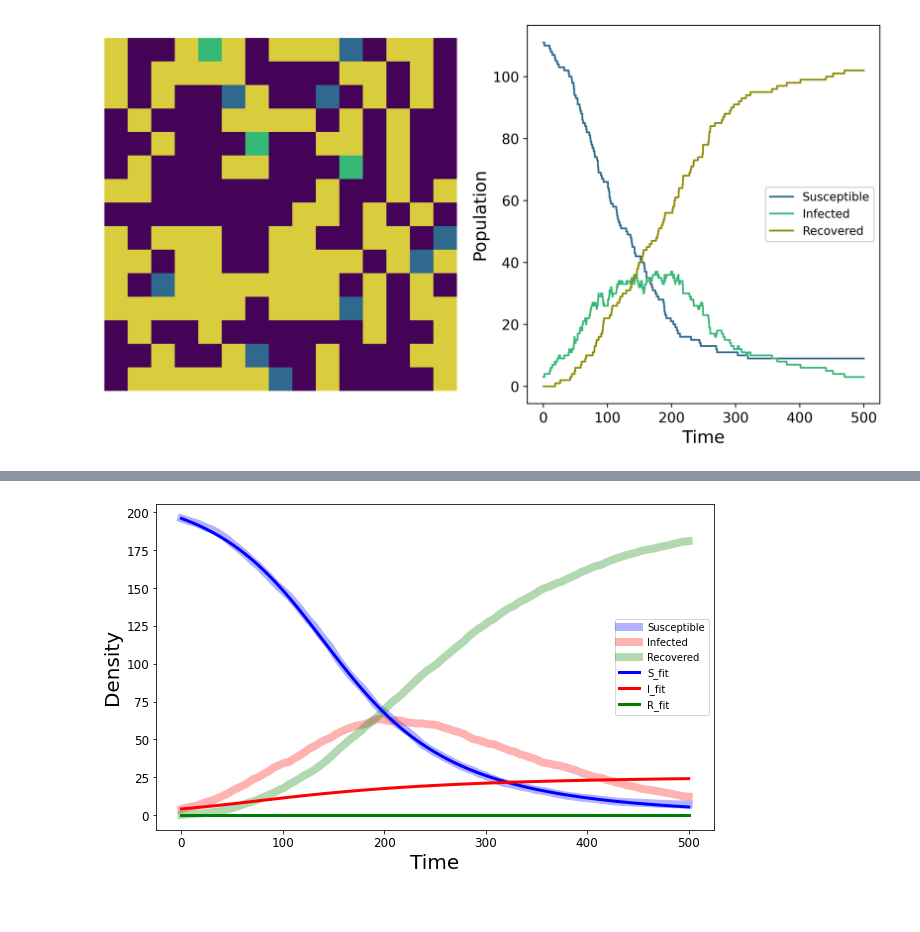
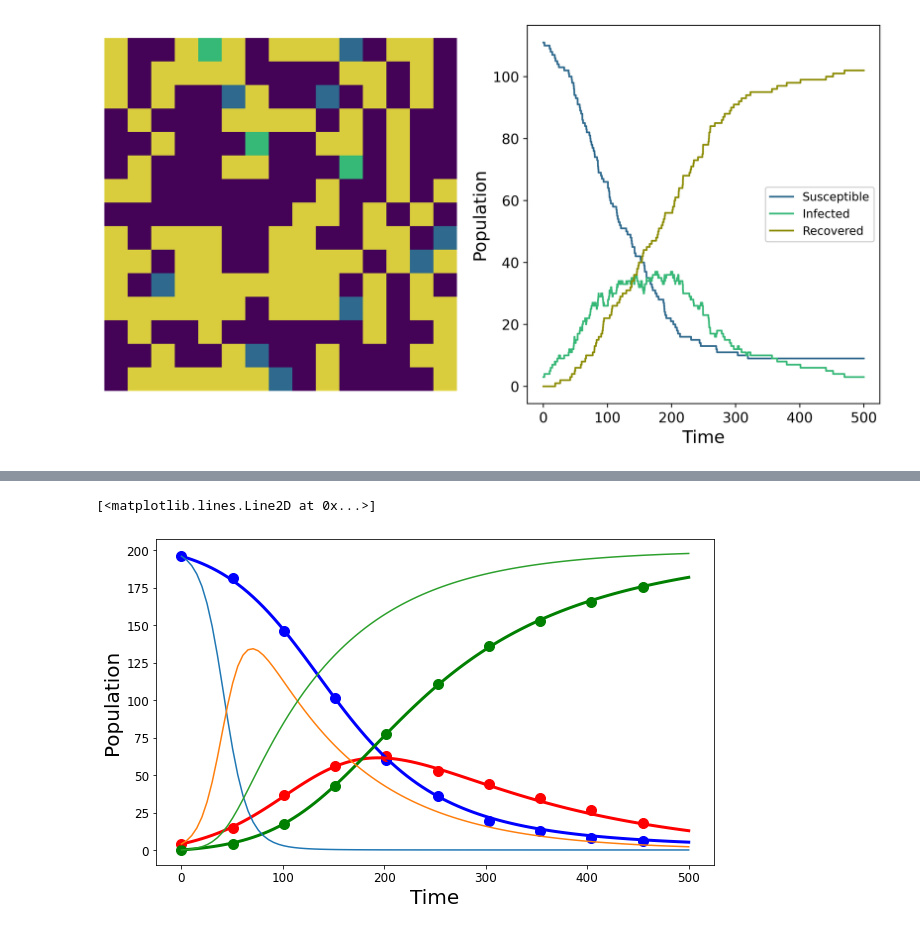
Before and after one commit to danHarold/m2r-project, a Jupyter notebook: m2r_project.ipynb, the cells around one changed output, grey strips where cells are left out. Drawn from its saved outputs; the diff is of its cells as text; code cells hidden in the pictures.

```diff
--- a/m2r_project.ipynb
+++ b/m2r_project.ipynb
@@ -240,10 +260,11 @@ $$R_d(t)=\langle R_\text{ABM}(t)\rangle = \frac{1}{N}\sum_{n=1}^N R_\text{ABM}^{
 # %%
 #step 1 : produce averaged model simulation
-pr = 0.01
+recovery = 0.01
+infection = 0.1
 lattice_size = 20
-n_simulations = 20
+n_simulations = 5
 t_end = 5
-t = np.linspace(0, t_end/pr, 100)
+t = np.linspace(0, t_end/recovery, 100)
 
 #lists of outputs from multiple simulations
 S_list = []
@@ -257,7 +278,7 @@ ax.set_ylabel('Population', fontsize=20)
 ax.tick_params(axis='both', labelsize=12)
 
 for i in range(n_simulations):
-    S, I, R, t_list, A, st = SIR_ABM(n=lattice_size,pr=pr, T=t_end)
+    S, I, R, t_list, A, st = SIR_ABM(n=lattice_size,pr=recovery, pi=infection, T=t_end)
     #interpolate
     f = interpolate.interp1d(t_list, S)
     S_out = f(t)
@@ -405,38 +402,42 @@ ax.plot(t,R_test, 'g')
 # %%
-def fit_func(y0,t):
-    S, I, R = y0
-    dSdt = 0
-    dIdt = 0
-    dRdt = 0
-    for i in range(deg):
-        dSdt += S_xi[i]*(S**(i+1))
-    for i in range(deg):
-        dIdt += I_xi[i]*(I**(i+1))
-    for i in range(deg):
-        dRdt += R_xi[i]*(R**(i+1))
-    return dSdt, dIdt, dRdt
-
-
-y0 = S_d[0], I_d[0], R_d[0]
-t = np.linspace(0, t_end/pr, 100)
-ret = odeint(fit_func, y0, t)
-S_fit, I_fit, R_fit = ret.T
+t= np.linspace(0, t_end/recovery, 100)
+y0 = S_d[0], I_d[0]
+ret = odeint(func, y0, t)
+total = S_d[0]+I_d[0]+R_d[0]
+S_fit, I_fit = ret.T
+R_fit = total-S_fit-I_fit
 
 
 fig = plt.figure(figsize=(10,6))
 ax = fig.add_subplot()
 ax.set_xlabel('Time', fontsize=20)
-ax.set_ylabel('Density', fontsize=20)
+ax.set_ylabel('Population', fontsize=20)
 ax.tick_params(axis='both', labelsize=12)
 
-ax.plot(t,S_d, 'b', lw=8, alpha=0.3, label='Susceptible')
-ax.plot(t,I_d, 'r', lw=8,alpha=0.3,label='Infected')
-ax.plot(t,R_d, 'g', lw=8, alpha=0.3,label='Recovered')
+ax.plot(t[::10],S_d[::10], 'bo', lw=8,  label='Susceptible', markersize=10)
+ax.plot(t[::10],I_d[::10], 'ro', lw=8,label='Infected', markersize=10)
+ax.plot(t[::10],R_d[::10], 'go', lw=8, label='Recovered', markersize=10)
 
 ax.plot(t, S_fit, 'b', lw=3, label='S_fit')
 ax.plot(t, I_fit, 'r', lw=3,label='I_fit')
 ax.plot(t, R_fit, 'g', lw=3,label='R_fit')
 
-legend=ax.legend()
+
+
+def deterministic(y0, t):
+    S, I, R = y0
+    dSdt = -0.1*S*I/total
+    dIdt = 0.1*S*I/total-0.01*I
+    dRdt = 0.01*I
+    return dSdt, dIdt, dRdt
+
+y0 = S_d[0], I_d[0], R_d[0]
+ret = odeint(deterministic, y0, t)
+S_determ, I_determ, R_determ = ret.T
+
+ax.plot(t, S_determ)
+ax.plot(t, I_determ)
+ax.plot(t, R_determ)
 # %% [output]
+[<matplotlib.lines.Line2D at 0x...>]
-[figure, old version]
+[figure, new version]
```
Also changed, not shown: parts of 10 cells of this notebook.
